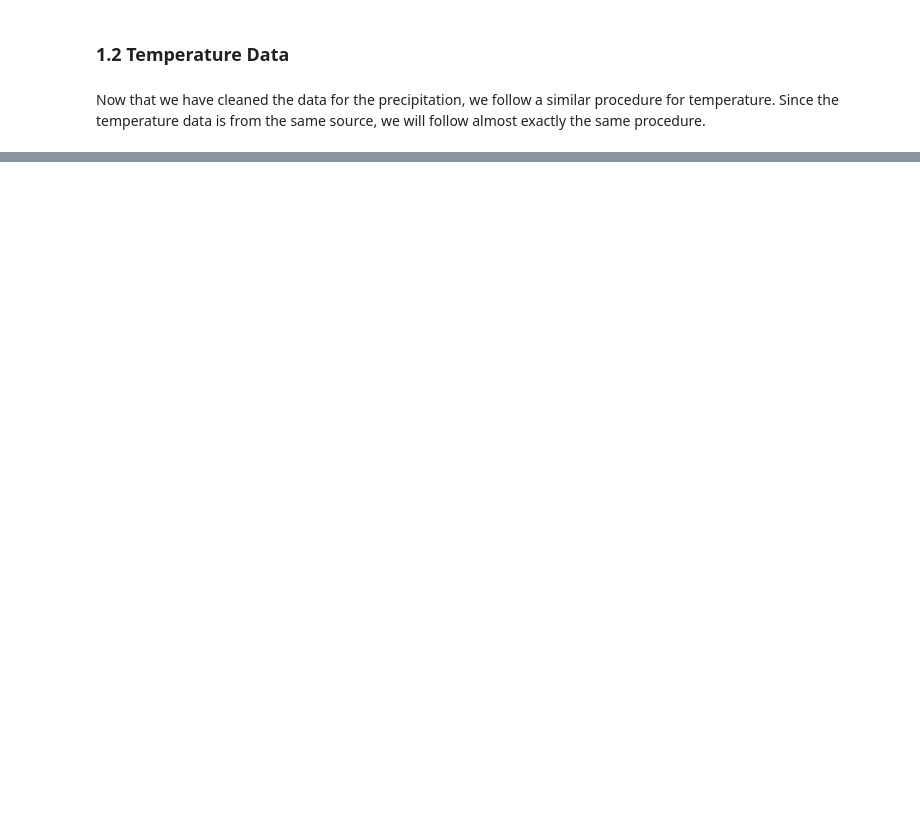
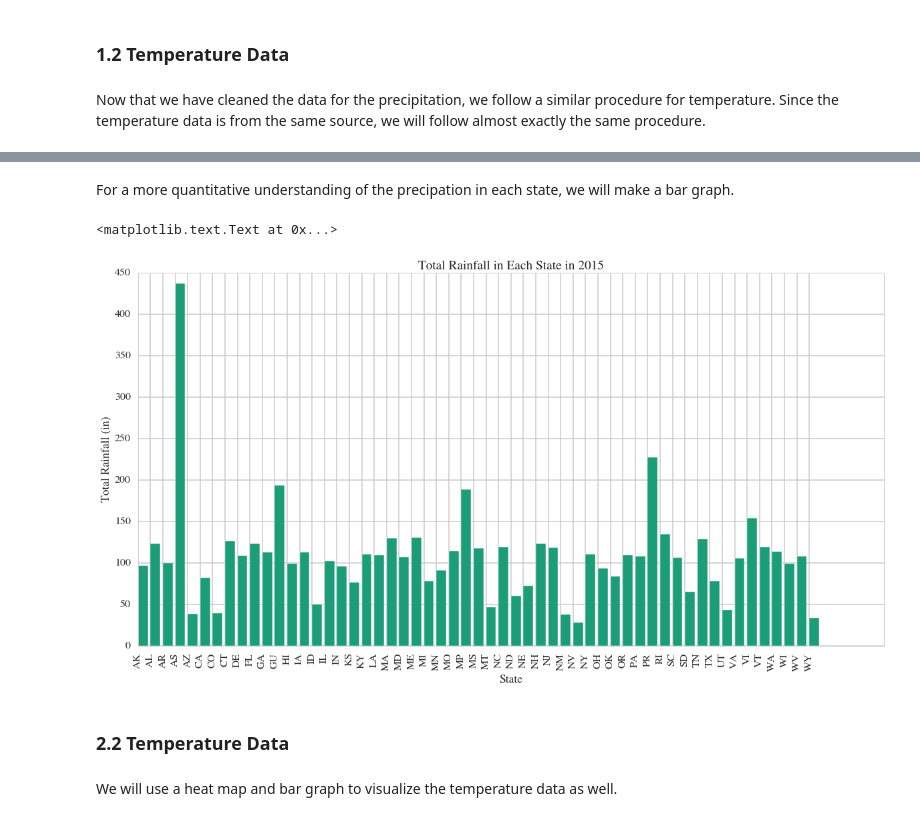
Before and after one commit to dwang953/109-Project, a Jupyter notebook: What's_the_Price_of_Wheat.ipynb, the cells around one changed output, grey strips where cells are left out. Drawn from its saved outputs; the diff is of its cells as text; code cells hidden in the pictures; blank space fills up the shorter version.

```diff
--- a/What's_the_Price_of_Wheat.ipynb
+++ b/What's_the_Price_of_Wheat.ipynb
@@ -174,0 +243,3 @@ tdf.to_csv("tempdf.csv", index=False)
+# %%
+inflation_df = pd.read_csv("data/inflationdata.csv")
+inflation_df.head()
@@ -174,0 +255,9 @@ tdf.to_csv("tempdf.csv", index=False)
+# %%
+# rename column names for easy calling (retrieval)
+inflation_df.columns = ['Year', 'Jan', 'Feb', 'Mar', 'Apr', 'May', 'Jun',
+                        'Jul', 'Aug', 'Sept', 'Oct', 'Nov', 'Dec']
+# Iterate through the data and remove the % from the inflation rates to only have the values of percentages in the table
+for col in inflation_df:
+        if (col!="Year"):
+            inflation_df[col]=inflation_df[col].map(lambda x: x.replace("%", ""))
+inflation_df.head()
@@ -174,0 +568,18 @@ tdf.to_csv("tempdf.csv", index=False)
+# %% [markdown]
+For a more quantitative understanding of the precipation in each state, we will make a bar graph.
+# %%
+prec_2010 = prec[prec['Year'] == 2010].reset_index()
+prec_2010['Total']=(prec_2010.ix[:,"Jan":'Dec']).sum(axis=1)
+plt.figure(figsize=(20,10))
+plt.bar(prec_2010.index, prec_2010.Total)
+plt.xticks(prec_2010.index, prec_2010.State, rotation=90)
+plt.xlabel('State')
+plt.ylabel('Total Rainfall (in)')
+plt.title('Total Rainfall in Each State in 2015')
+# %% [output]
+<matplotlib.text.Text at 0x...>
+[figure, added]
+# %% [markdown]
+### 2.2 Temperature Data
+# %% [markdown]
+We will use a heat map and bar graph to visualize the temperature data as well.
```
Also changed, not shown: parts of 48 cells of this notebook, 18 other files.
